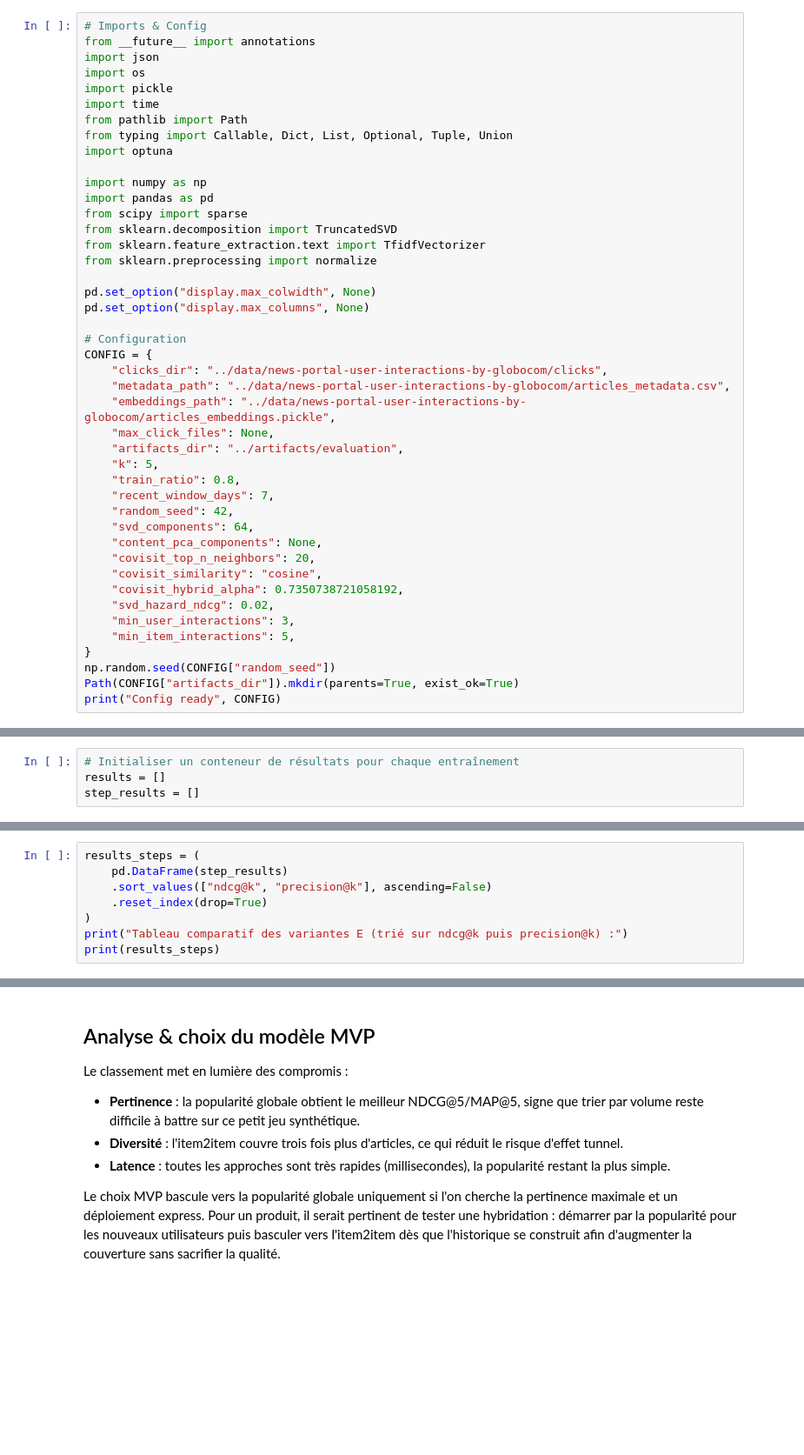
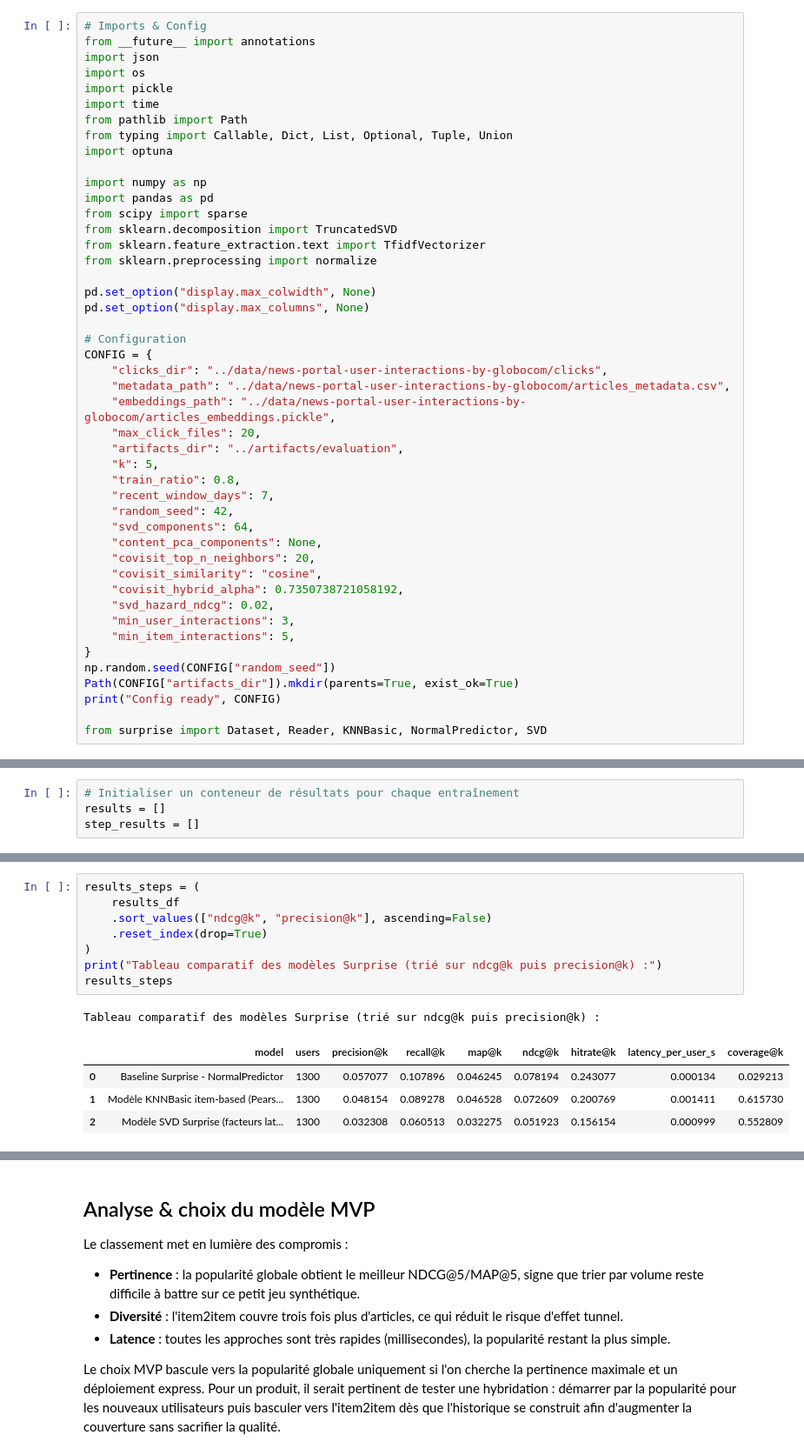
Before and after one commit to scude/Ai-engineer-formation-project-10, a Jupyter notebook: notebooks/notebook.ipynb, the cells around one changed output, grey strips where cells are left out. Shown at 87% size. Cells and saved outputs as stored; diff of their text form; blank space fills up the shorter version.

```diff
--- a/notebooks/notebook.ipynb
+++ b/notebooks/notebook.ipynb
@@ -28,7 +30,7 @@ CONFIG = {
     "clicks_dir": "../data/news-portal-user-interactions-by-globocom/clicks",
     "metadata_path": "../data/news-portal-user-interactions-by-globocom/articles_metadata.csv",
     "embeddings_path": "../data/news-portal-user-interactions-by-globocom/articles_embeddings.pickle",
-    "max_click_files": None,
+    "max_click_files": 20,
     "artifacts_dir": "../artifacts/evaluation",
     "k": 5,
     "train_ratio": 0.8,
@@ -46,3 +48,5 @@ CONFIG = {
 np.random.seed(CONFIG["random_seed"])
 Path(CONFIG["artifacts_dir"]).mkdir(parents=True, exist_ok=True)
 print("Config ready", CONFIG)
+
+from surprise import Dataset, Reader, KNNBasic, NormalPredictor, SVD
@@ -1265,11 +1318,17 @@ comparison_df
 # %%
 results_steps = (
-    pd.DataFrame(step_results)
+    results_df
     .sort_values(["ndcg@k", "precision@k"], ascending=False)
     .reset_index(drop=True)
 )
-print("Tableau comparatif des variantes E (trié sur ndcg@k puis precision@k) :")
-print(results_steps)
+print("Tableau comparatif des modèles Surprise (trié sur ndcg@k puis precision@k) :")
+results_steps
+# %% [output]
+Tableau comparatif des modèles Surprise (trié sur ndcg@k puis precision@k) :
+|  | model | users | precision@k | recall@k | map@k | ndcg@k | hitrate@k | latency_per_user_s | coverage@k |
+| 0 | Baseline Surprise - NormalPredictor | 1300 | 0.057077 | 0.107896 | 0.046245 | 0.078194 | 0.243077 | 0.000134 | 0.029213 |
+| 1 | Modèle KNNBasic item-based (Pears... | 1300 | 0.048154 | 0.089278 | 0.046528 | 0.072609 | 0.200769 | 0.001411 | 0.615730 |
+| 2 | Modèle SVD Surprise (facteurs lat... | 1300 | 0.032308 | 0.060513 | 0.032275 | 0.051923 | 0.156154 | 0.000999 | 0.552809 |
 # %%
 # Métriques détaillées : hitrate, lifts vs baseline et cohortes d'historique
 train_click_count = train_df.groupby("user_id").size().to_dict()
```
Also changed, not shown: parts of 35 cells of this notebook, 6 other files.
